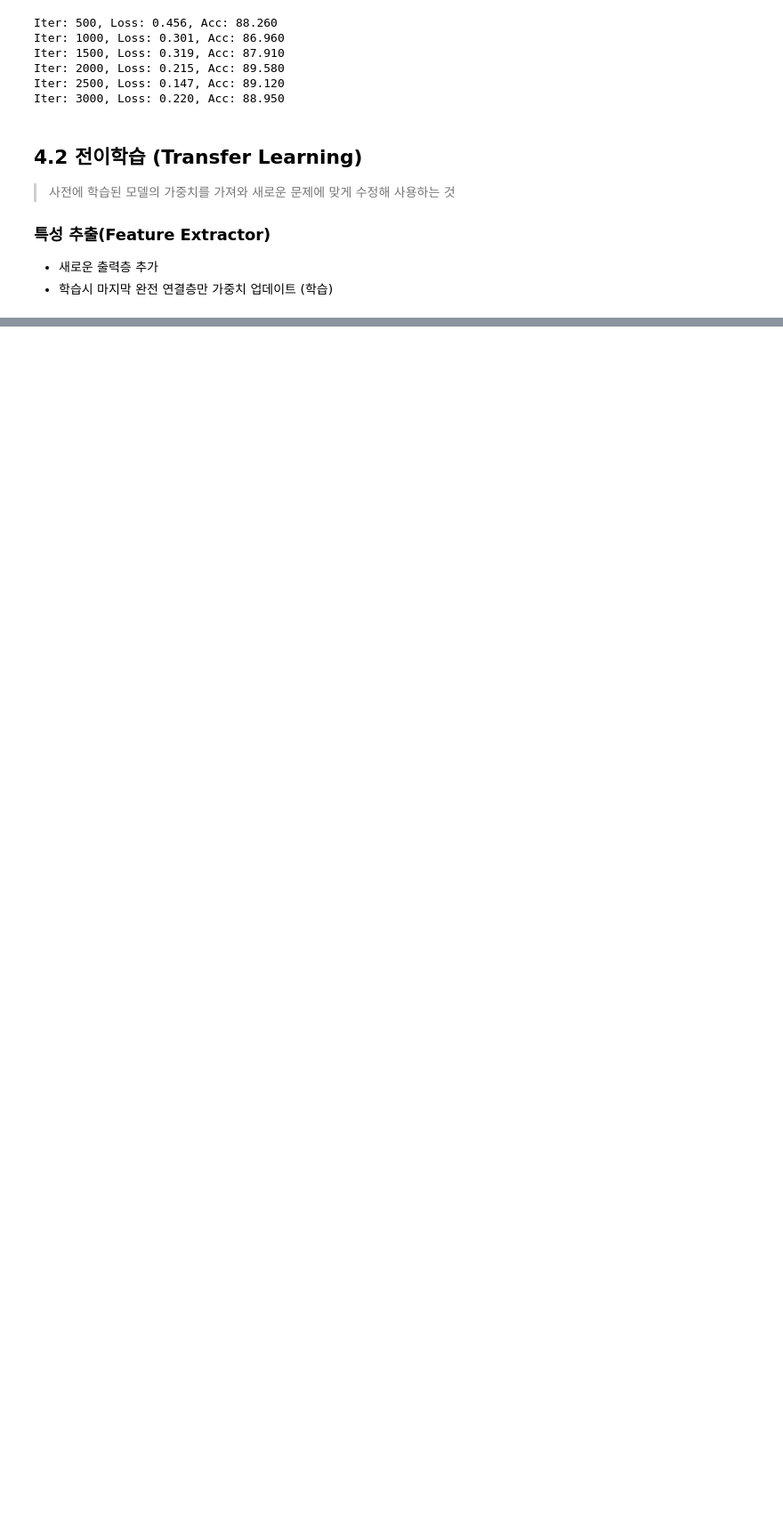
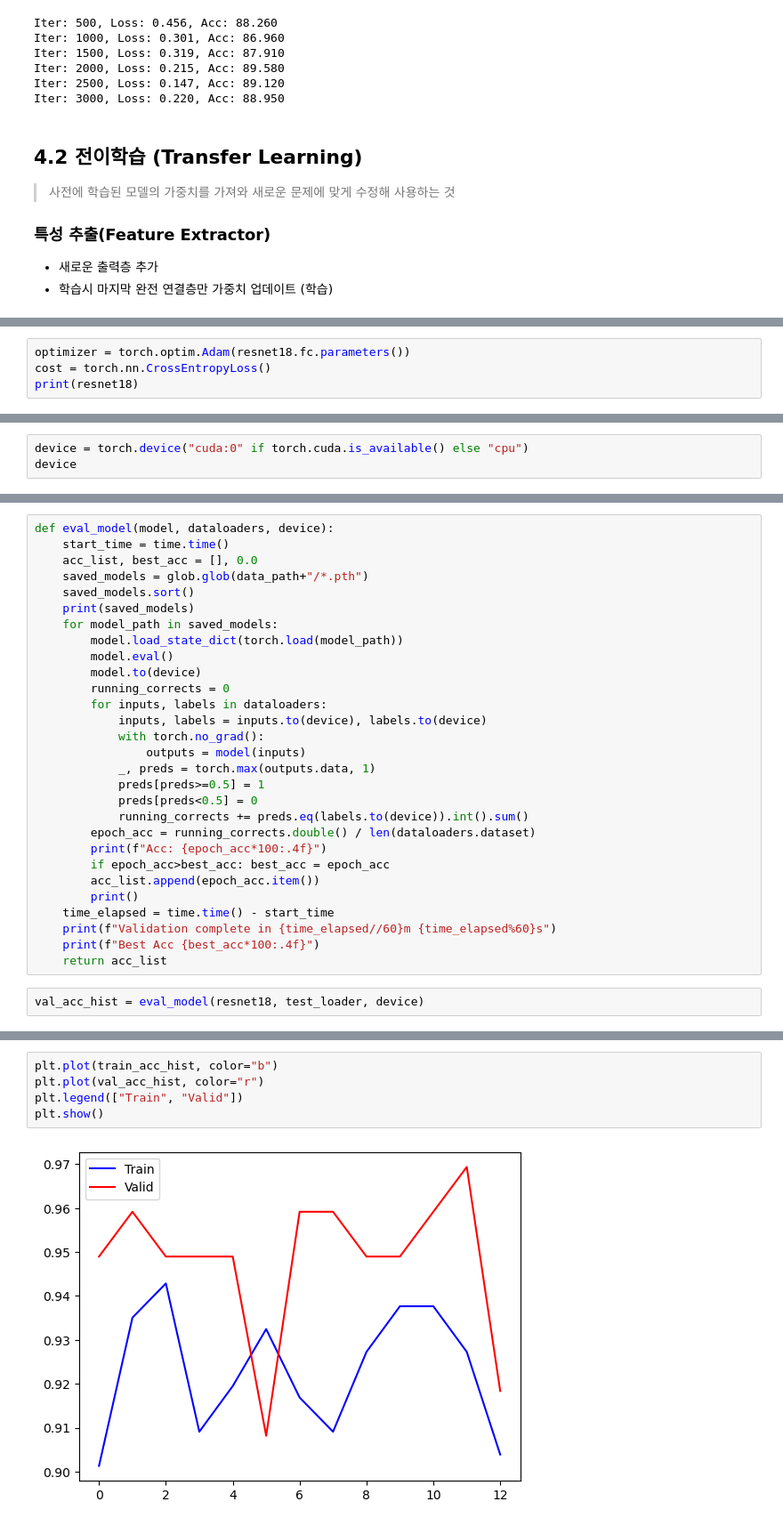
Before and after one commit to nuyhc/AIphoria, a Jupyter notebook: 7. PyTorch/7-4.CNN.ipynb, the cells around one changed output, grey strips where cells are left out. Shown at 89% size. Cells and saved outputs as stored; diff of their text form; blank space fills up the shorter version.

```diff
--- a/7. PyTorch/7-4.CNN.ipynb
+++ b/7. PyTorch/7-4.CNN.ipynb
@@ -298,0 +407,4 @@ import matplotlib.pyplot as plt
+# %%
+optimizer = torch.optim.Adam(resnet18.fc.parameters())
+cost = torch.nn.CrossEntropyLoss()
+print(resnet18)
@@ -298,0 +429,3 @@ import matplotlib.pyplot as plt
+# %%
+device = torch.device("cuda:0" if torch.cuda.is_available() else "cpu")
+device
@@ -298,0 +508,31 @@ import matplotlib.pyplot as plt
+# %%
+def eval_model(model, dataloaders, device):
+    start_time = time.time()
+    acc_list, best_acc = [], 0.0
+    saved_models = glob.glob(data_path+"/*.pth")
+    saved_models.sort()
+    print(saved_models)
+    for model_path in saved_models:
+        model.load_state_dict(torch.load(model_path))
+        model.eval()
+        model.to(device)
+        running_corrects = 0
+        for inputs, labels in dataloaders:
+            inputs, labels = inputs.to(device), labels.to(device)
+            with torch.no_grad():
+                outputs = model(inputs)
+            _, preds = torch.max(outputs.data, 1)
+            preds[preds>=0.5] = 1
+            preds[preds<0.5] = 0
+            running_corrects += preds.eq(labels.to(device)).int().sum()
+        epoch_acc = running_corrects.double() / len(dataloaders.dataset)
+        print(f"Acc: {epoch_acc*100:.4f}")
+        if epoch_acc>best_acc: best_acc = epoch_acc
+        acc_list.append(epoch_acc.item())
+        print()
+    time_elapsed = time.time() - start_time
+    print(f"Validation complete in {time_elapsed//60}m {time_elapsed%60}s")
+    print(f"Best Acc {best_acc*100:.4f}")
+    return acc_list
+# %%
+val_acc_hist = eval_model(resnet18, test_loader, device)
@@ -298,0 +557,7 @@ import matplotlib.pyplot as plt
+# %%
+plt.plot(train_acc_hist, color="b")
+plt.plot(val_acc_hist, color="r")
+plt.legend(["Train", "Valid"])
+plt.show()
+# %% [output]
+[figure, added]
```
Also changed, not shown: parts of 25 cells of this notebook.
